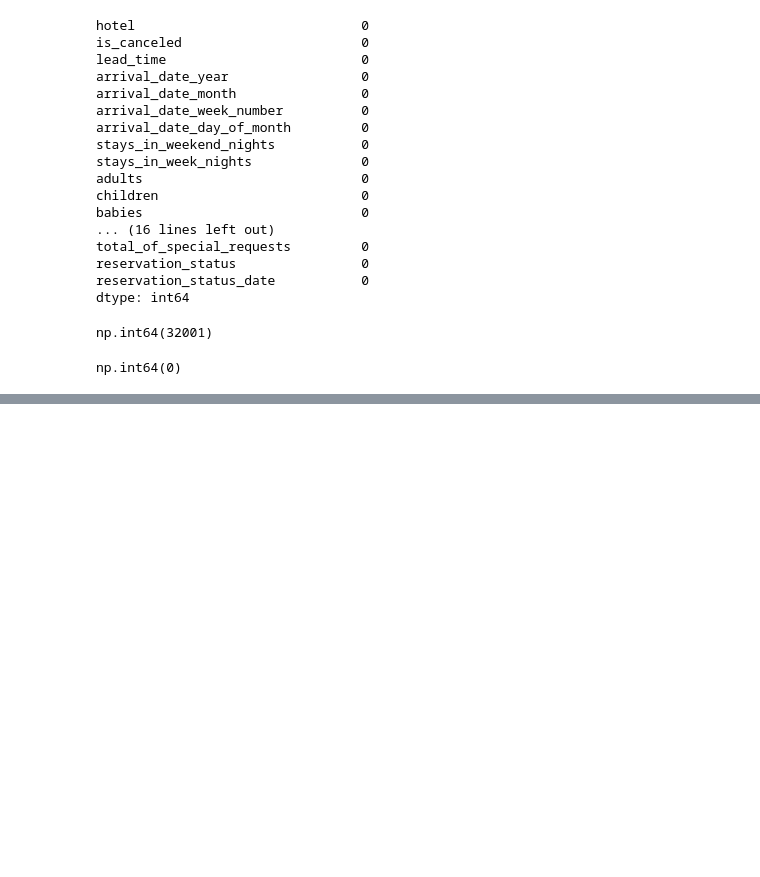
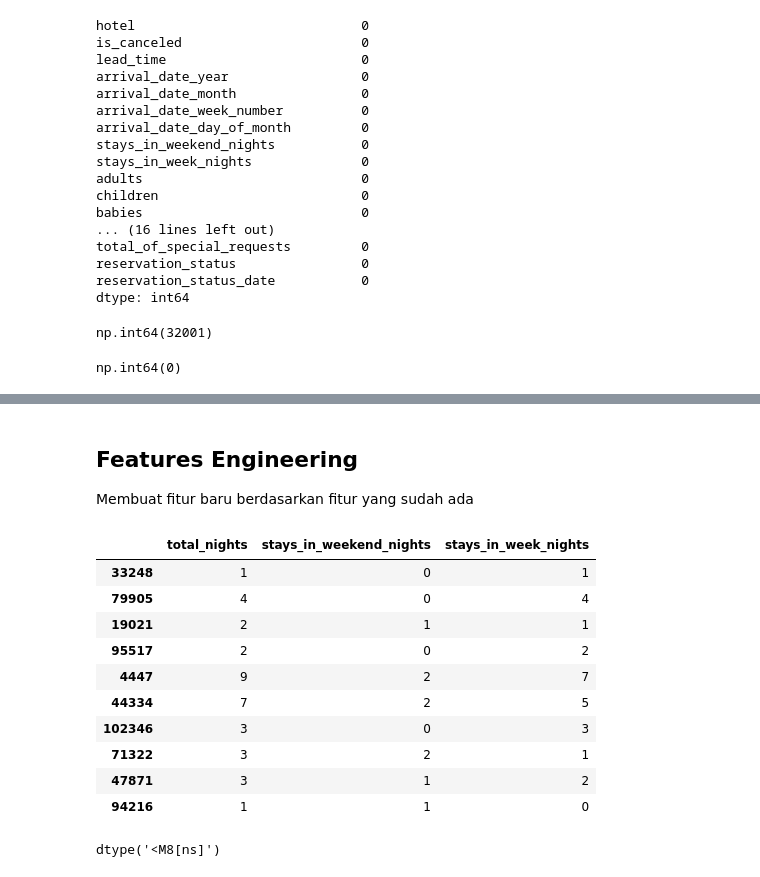
Before and after one commit to KyraWillow/Learning-Pandas-V2, a Jupyter notebook: Pandas_Basic_EDA.ipynb, the cells around one changed output, grey strips where cells are left out. Saved outputs shown, nothing was run; the diff lists cells and outputs as text; code cells hidden in the pictures; blank space fills up the shorter version.

Commit message:
New Update
Menambahkan Feature engineering dan juga fungsi agregasi

```diff
--- a/Pandas_Basic_EDA.ipynb
+++ b/Pandas_Basic_EDA.ipynb
@@ -215,0 +272,19 @@ np.int64(0)
+# %% [markdown]
+## Features Engineering
+Membuat fitur baru berdasarkan fitur yang sudah ada
+# %%
+# Membuat fitur baru untuk total stay nights
+df["total_nights"] = df["stays_in_weekend_nights"] + df["stays_in_week_nights"]
+df[["total_nights", "stays_in_weekend_nights", "stays_in_week_nights"]].sample(10)
+# %% [output]
+|  | total_nights | stays_in_weekend_nights | stays_in_week_nights |
+| 33248 | 1 | 0 | 1 |
+| 79905 | 4 | 0 | 4 |
+| 19021 | 2 | 1 | 1 |
+| 95517 | 2 | 0 | 2 |
+| 4447 | 9 | 2 | 7 |
+| 44334 | 7 | 2 | 5 |
+| 102346 | 3 | 0 | 3 |
+| 71322 | 3 | 2 | 1 |
+| 47871 | 3 | 1 | 2 |
+| 94216 | 1 | 1 | 0 |
@@ -215,0 +294,4 @@ np.int64(0)
+# %%
+df["reservation_status_date"].dtypes
+# %% [output]
+dtype('<M8[ns]')
```
Also changed, not shown: parts of 11 cells of this notebook.
